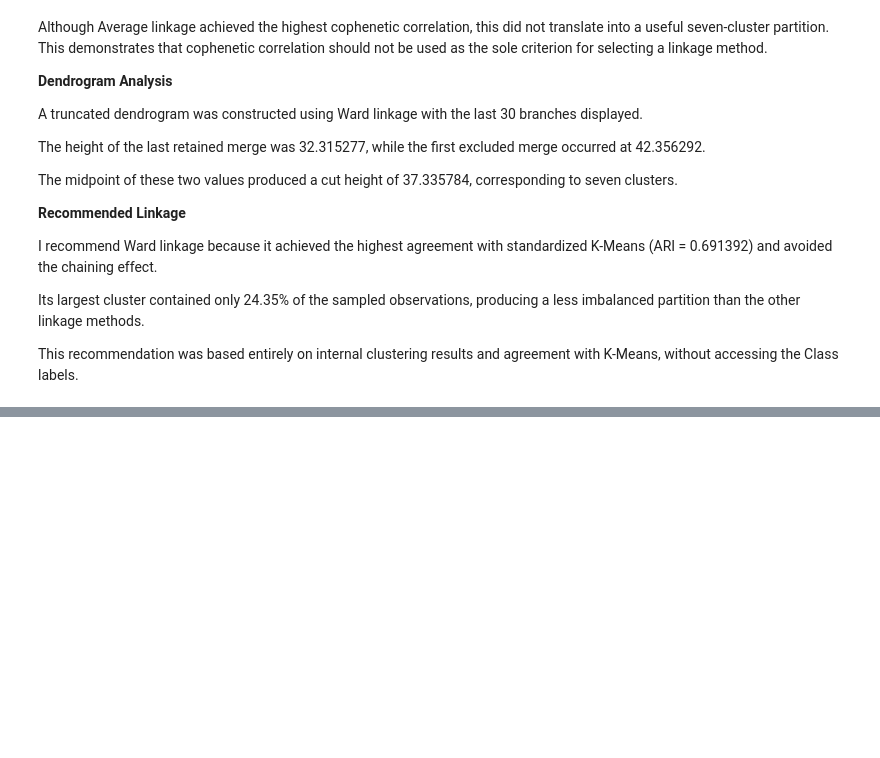
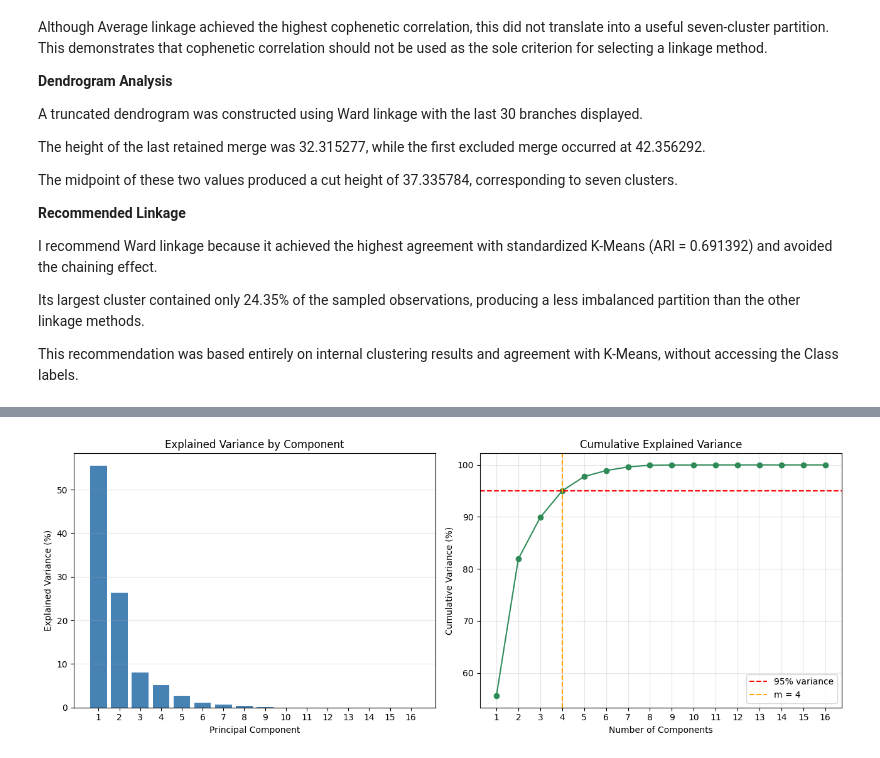
Before and after one commit to Annamerkulova/Merkulova_ML_task_5, a Jupyter notebook: Merkulova_task5.ipynb, the cells around one changed output, grey strips where cells are left out. Saved outputs shown, nothing was run; the diff lists cells and outputs as text; code cells hidden in the pictures; blank space fills up the shorter version.

```diff
--- a/Merkulova_task5.ipynb
+++ b/Merkulova_task5.ipynb
@@ -1215,0 +1760,50 @@ This recommendation was based entirely on internal clustering results and agreem
+# %%
+
+fig, axes = plt.subplots(1, 2, figsize=(13, 5))
+
+pc_numbers = np.arange(1, len(features) + 1)
+
+axes[0].bar(
+    pc_numbers,
+    variance_ratio * 100,
+    color="steelblue"
+)
+
+axes[0].set_title("Explained Variance by Component")
+axes[0].set_xlabel("Principal Component")
+axes[0].set_ylabel("Explained Variance (%)")
+axes[0].set_xticks(pc_numbers)
+axes[0].grid(axis="y", alpha=0.3)
+
+axes[1].plot(
+    pc_numbers,
+    cumulative_variance * 100,
+    marker="o",
+    color="seagreen"
+)
+
+axes[1].axhline(
+    95,
+    color="red",
+    linestyle="--",
+    label="95% variance"
+)
+
+axes[1].axvline(
+    m,
+    color="orange",
+    linestyle="--",
+    label=f"m = {m}"
+)
+
+axes[1].set_title("Cumulative Explained Variance")
+axes[1].set_xlabel("Number of Components")
+axes[1].set_ylabel("Cumulative Variance (%)")
+axes[1].set_xticks(pc_numbers)
+axes[1].legend()
+axes[1].grid(alpha=0.3)
+
+plt.tight_layout()
+plt.show()
+# %% [output]
+[figure, added]
```
Also changed, not shown: parts of 25 cells of this notebook.
